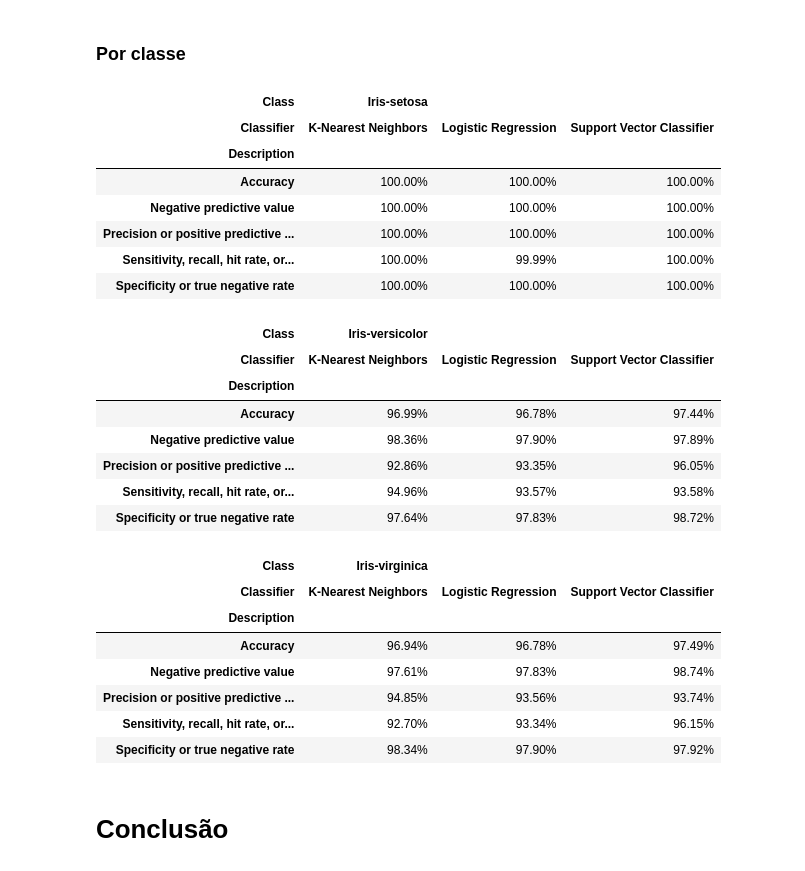
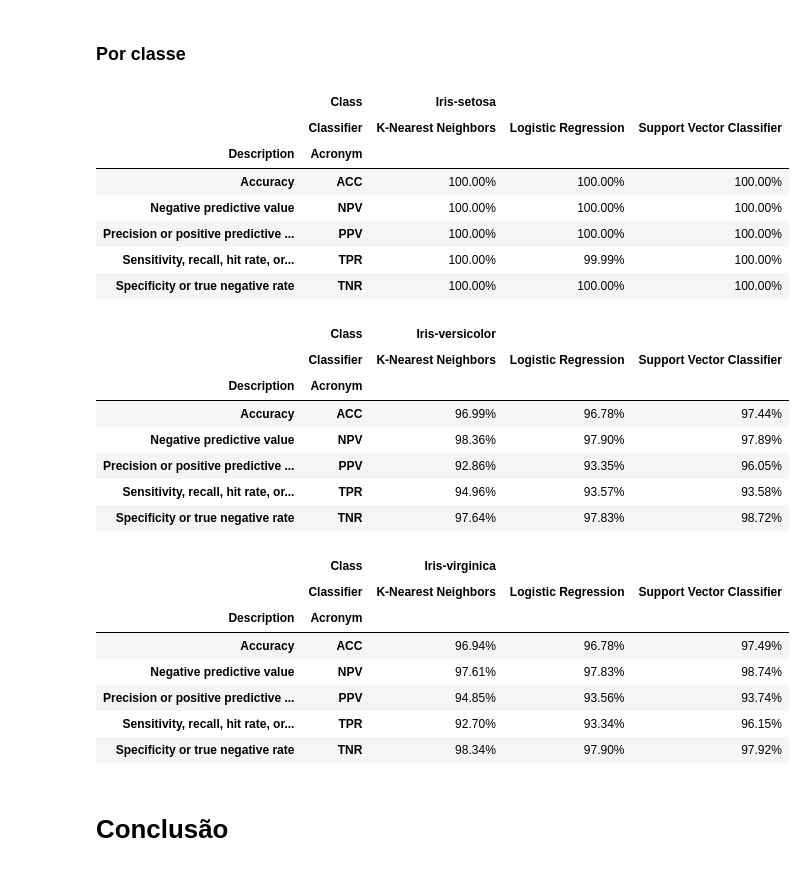
Before and after one commit to cristianokiu/desafio_datascience_intelivix_dez2016, a Jupyter notebook: Basico.ipynb, the cells around one changed output. Drawn from its saved outputs; the diff is of its cells as text; code cells hidden in the pictures.

Commit message:
Add Acronym column to class metrics display

```diff
--- a/Basico.ipynb
+++ b/Basico.ipynb
@@ -206,35 +206,35 @@ metrics[metrics.Acronym.isin(metric_types)].\
 ### Por classe
 # %%
 m = metrics[metrics.Acronym.isin(metric_types)].\
-    pivot_table(index=['Description'], columns=['Class', 'Classifier'], values='Value')
+    pivot_table(index=['Description', 'Acronym'], columns=['Class', 'Classifier'], values='Value')
 
 for cls in encoder.classes_:
     display(m[[cls]].style.format("{:.2%}").highlight_max(axis=1))
 # %% [output]
-| Class | Iris-setosa |  |  |
-| Classifier | K-Nearest Neighbors | Logistic Regression | Support Vector Classifier |
-| Description |  |  |  |
-| Accuracy | 100.00% | 100.00% | 100.00% |
-| Negative predictive value | 100.00% | 100.00% | 100.00% |
-| Precision or positive predictive ... | 100.00% | 100.00% | 100.00% |
-| Sensitivity, recall, hit rate, or... | 100.00% | 99.99% | 100.00% |
-| Specificity or true negative rate | 100.00% | 100.00% | 100.00% |
+|  | Class | Iris-setosa |  |  |
+|  | Classifier | K-Nearest Neighbors | Logistic Regression | Support Vector Classifier |
+| Description | Acronym |  |  |  |
+| Accuracy | ACC | 100.00% | 100.00% | 100.00% |
+| Negative predictive value | NPV | 100.00% | 100.00% | 100.00% |
+| Precision or positive predictive ... | PPV | 100.00% | 100.00% | 100.00% |
+| Sensitivity, recall, hit rate, or... | TPR | 100.00% | 99.99% | 100.00% |
+| Specificity or true negative rate | TNR | 100.00% | 100.00% | 100.00% |
-| Class | Iris-versicolor |  |  |
-| Classifier | K-Nearest Neighbors | Logistic Regression | Support Vector Classifier |
-| Description |  |  |  |
-| Accuracy | 96.99% | 96.78% | 97.44% |
-| Negative predictive value | 98.36% | 97.90% | 97.89% |
-| Precision or positive predictive ... | 92.86% | 93.35% | 96.05% |
-| Sensitivity, recall, hit rate, or... | 94.96% | 93.57% | 93.58% |
-| Specificity or true negative rate | 97.64% | 97.83% | 98.72% |
+|  | Class | Iris-versicolor |  |  |
+|  | Classifier | K-Nearest Neighbors | Logistic Regression | Support Vector Classifier |
+| Description | Acronym |  |  |  |
+| Accuracy | ACC | 96.99% | 96.78% | 97.44% |
+| Negative predictive value | NPV | 98.36% | 97.90% | 97.89% |
+| Precision or positive predictive ... | PPV | 92.86% | 93.35% | 96.05% |
+| Sensitivity, recall, hit rate, or... | TPR | 94.96% | 93.57% | 93.58% |
+| Specificity or true negative rate | TNR | 97.64% | 97.83% | 98.72% |
-| Class | Iris-virginica |  |  |
-| Classifier | K-Nearest Neighbors | Logistic Regression | Support Vector Classifier |
-| Description |  |  |  |
-| Accuracy | 96.94% | 96.78% | 97.49% |
-| Negative predictive value | 97.61% | 97.83% | 98.74% |
-| Precision or positive predictive ... | 94.85% | 93.56% | 93.74% |
-| Sensitivity, recall, hit rate, or... | 92.70% | 93.34% | 96.15% |
-| Specificity or true negative rate | 98.34% | 97.90% | 97.92% |
+|  | Class | Iris-virginica |  |  |
+|  | Classifier | K-Nearest Neighbors | Logistic Regression | Support Vector Classifier |
+| Description | Acronym |  |  |  |
+| Accuracy | ACC | 96.94% | 96.78% | 97.49% |
+| Negative predictive value | NPV | 97.61% | 97.83% | 98.74% |
+| Precision or positive predictive ... | PPV | 94.85% | 93.56% | 93.74% |
+| Sensitivity, recall, hit rate, or... | TPR | 92.70% | 93.34% | 96.15% |
+| Specificity or true negative rate | TNR | 98.34% | 97.90% | 97.92% |
 # %% [markdown]
 # Conclusão
 # %% [markdown]
```
